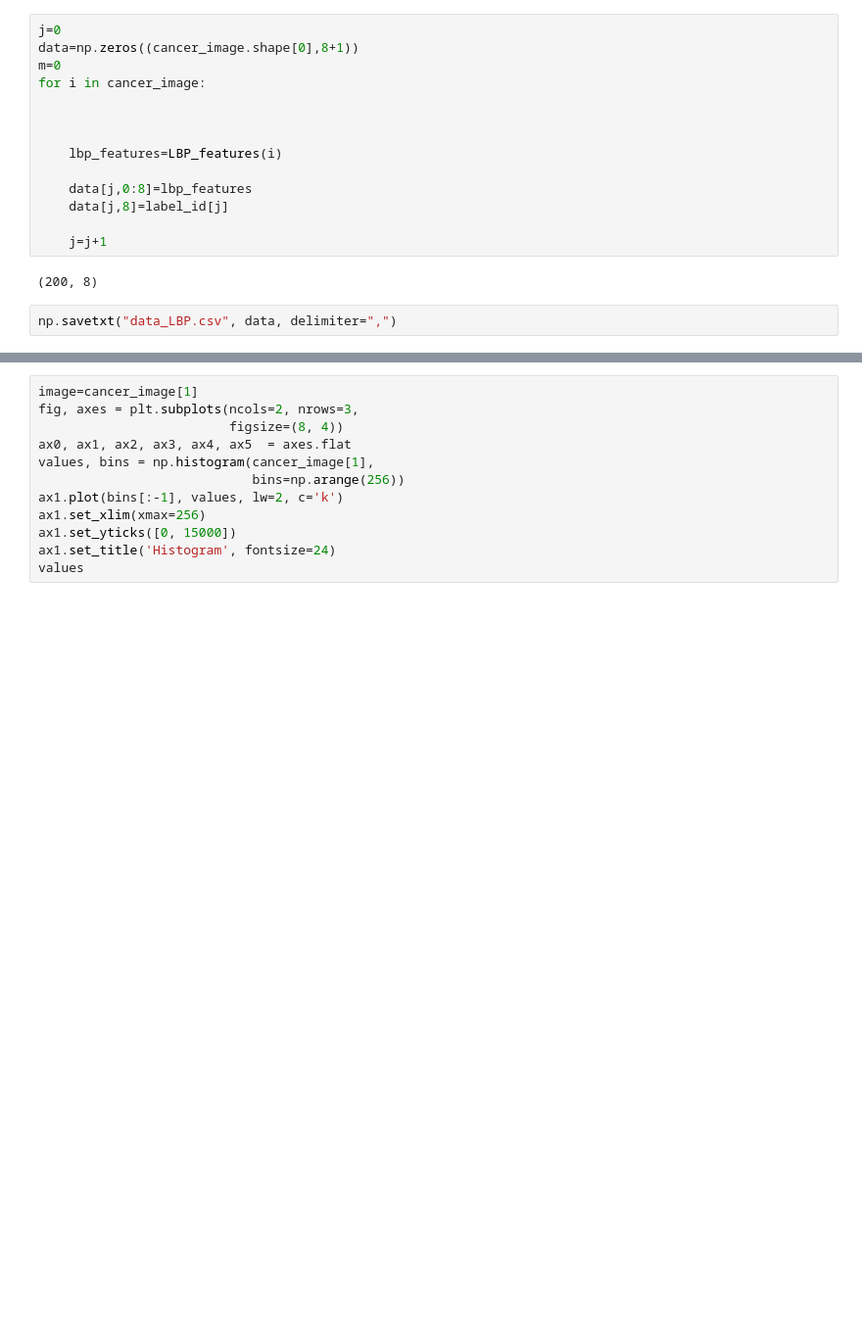
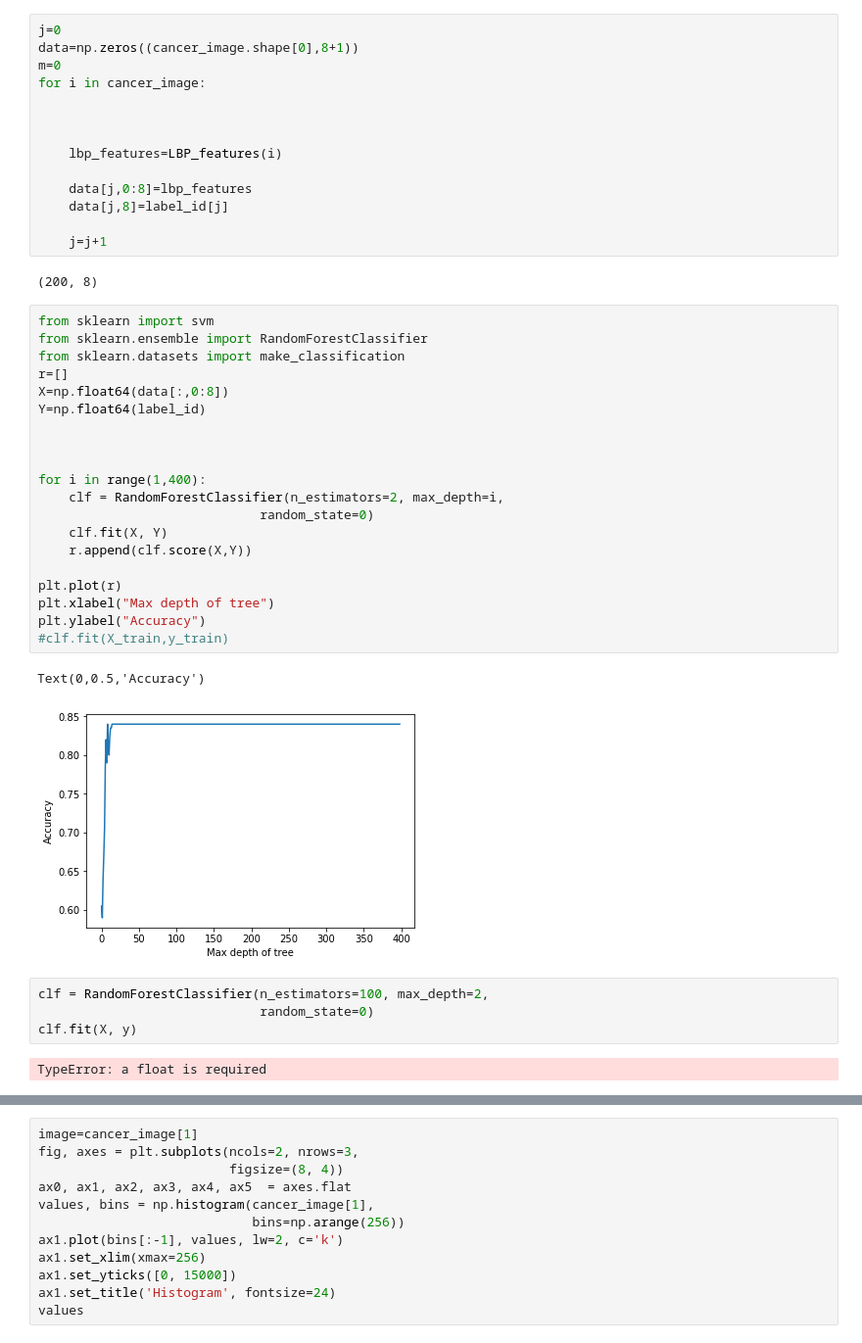
Before and after one commit to rishabhguptagithub/breat_cancer, a Jupyter notebook: ICML_rough.ipynb, the cells around one changed output, grey strips where cells are left out. Shown: that part at 98% size. Drawn from its saved outputs; the diff is of its cells as text; blank space fills up the shorter version.

Commit message:
added random forest with 85% train accuracy

```diff
--- a/ICML_rough.ipynb
+++ b/ICML_rough.ipynb
@@ -100,5 +100,32 @@ for i in cancer_image:
     j=j+1
 # %% [output]
 (200, 8)
-# %%
-np.savetxt("data_LBP.csv", data, delimiter=",")
+# %%
+from sklearn import svm
+from sklearn.ensemble import RandomForestClassifier
+from sklearn.datasets import make_classification
+r=[]
+X=np.float64(data[:,0:8])
+Y=np.float64(label_id)
+
+
+
+for i in range(1,400):
+    clf = RandomForestClassifier(n_estimators=2, max_depth=i,
+                             random_state=0)
+    clf.fit(X, Y)
+    r.append(clf.score(X,Y))
+
+plt.plot(r)
+plt.xlabel("Max depth of tree")
+plt.ylabel("Accuracy")
+#clf.fit(X_train,y_train)
+# %% [output]
+Text(0,0.5,'Accuracy')
+[figure, added]
+# %%
+clf = RandomForestClassifier(n_estimators=100, max_depth=2,
+                             random_state=0)
+clf.fit(X, y)
+# %% [output]
+TypeError: a float is required
```
Also changed, not shown: parts of 1 cell of this notebook, 1 other file.
